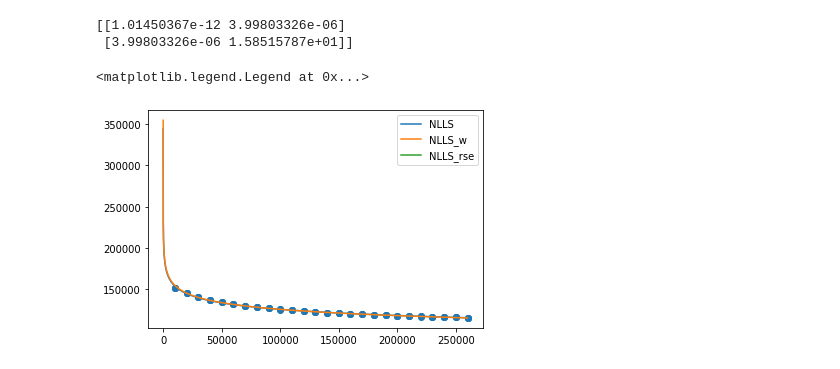
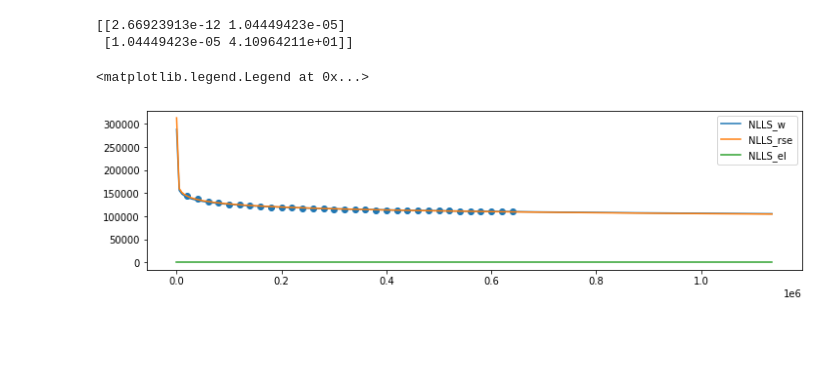
Before and after one commit to divyashan/learning_to_limit, a Jupyter notebook: notebooks/Power Law Simulations.ipynb, the cells around one changed output. Cells and saved outputs as stored; diff of their text form; code cells hidden in the pictures; blank space fills up the shorter version.

```diff
--- a/notebooks/Power Law Simulations.ipynb
+++ b/notebooks/Power Law Simulations.ipynb
@@ -5,8 +5,10 @@
 import numpy as np
 import pandas as pd
 import seaborn as sns
+import sys
+sys.path.append("../")
 import matplotlib.pyplot as plt
-from curve_models import NLLS, NLLS_w, NLLS_rse, power_law
+from curve_models import NLLS, NLLS_w, NLLS_rse, power_law, CurveModel
 import statsmodels.api as sm
 
 def quadratic(x, a, b):
@@ -14,6 +16,9 @@ def quadratic(x, a, b):
 
 def linearized_power_law(x, a, b):
     return np.exp(b + a*np.log(x))
+
+def exponential_law(x, a, b):
+    return a*(b**(1/x))
 
 def simulate_data(a, b, n_steps):
     x = []
@@ -138,28 +116,37 @@ sns.lineplot(x='t', y='b_cov', data=p_vals)
+# %%
+ss = np.loadtxt('../ss')
+mses = np.loadtxt('../mses')
+test_mses = np.loadtxt('../test_mses')
 # %%
-ss = np.loadtxt('ss')
-mses = np.loadtxt('mses')
 n_eval_steps = max(ss)
-x_samples = list(range(1, int(n_eval_steps), 5))
+n_eval_steps = 1140000
+x_samples = list(range(1, int(n_eval_steps), 5000))
 nlls = NLLS(power_law)
 nlls.fit(ss, mses)
 nlls_y = [nlls.f(x, **nlls.p) for x in x_samples]
 
 nlls_w = NLLS_w(power_law)
-nlls_w.fit(ss, mses)
+nlls_w.fit(ss[:], mses[:])
 nlls_w_y = [nlls_w.f(x, **nlls_w.p) for x in x_samples]
 
-nlls_rse = NLLS_rse(linearized_power_law)
-nlls_rse.fit(ss, mses)
-nlls_rse_y = [nlls_rse.f(x, **nlls_w.p) for x in x_samples]
+nlls_rse = NLLS_rse(linearized_power_law, name='NLS_rse')
+nlls_rse.fit(ss[:], mses[:])
+nlls_rse_y = [nlls_rse.f(x, **nlls_rse.p) for x in x_samples]
+
+nls_el = NLLS_w(exponential_law)
+nls_el.fit(ss, mses)
+nls_el_y = [nls_el.f(x, **nls_el.p) for x in x_samples]
 # %% [output]
-[[1.01450367e-12 3.99803326e-06]
- [3.99803326e-06 1.58515787e+01]]
+[[2.66923913e-12 1.04449423e-05]
+ [1.04449423e-05 4.10964211e+01]]
 # %%
+fig= plt.figure(figsize=(12,3))
 plt.scatter(ss, mses)
-plt.plot(x_samples, nlls_y, label="NLLS")
+#plt.scatter(ss, test_mses)
 plt.plot(x_samples, nlls_w_y, label="NLLS_w")
 plt.plot(x_samples, nlls_rse_y, label="NLLS_rse")
+plt.plot(x_samples, nls_el_y, label="NLLS_el")
 plt.legend()
 # %% [output]
 <matplotlib.legend.Legend at 0x...>
-[figure, old version]
+[figure, new version]
```
Also changed, not shown: parts of 19 cells of this notebook, 8 other files.
